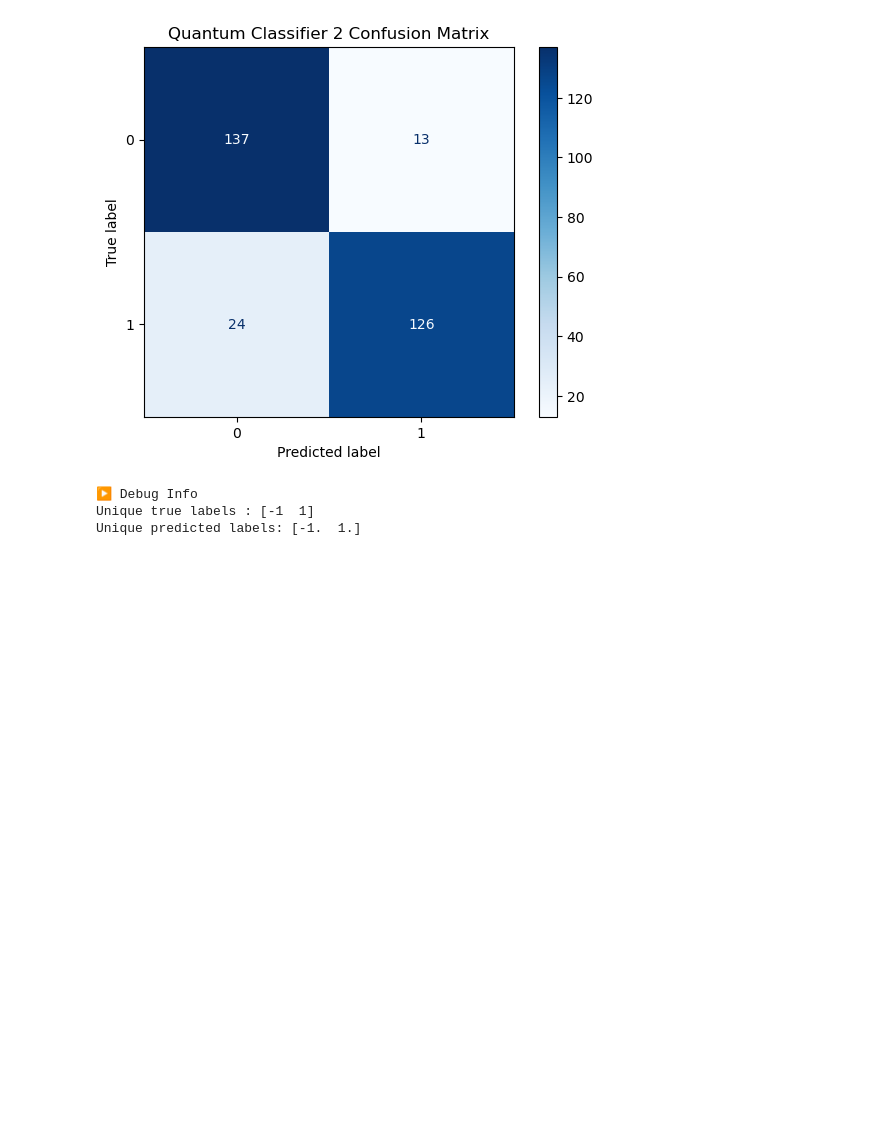
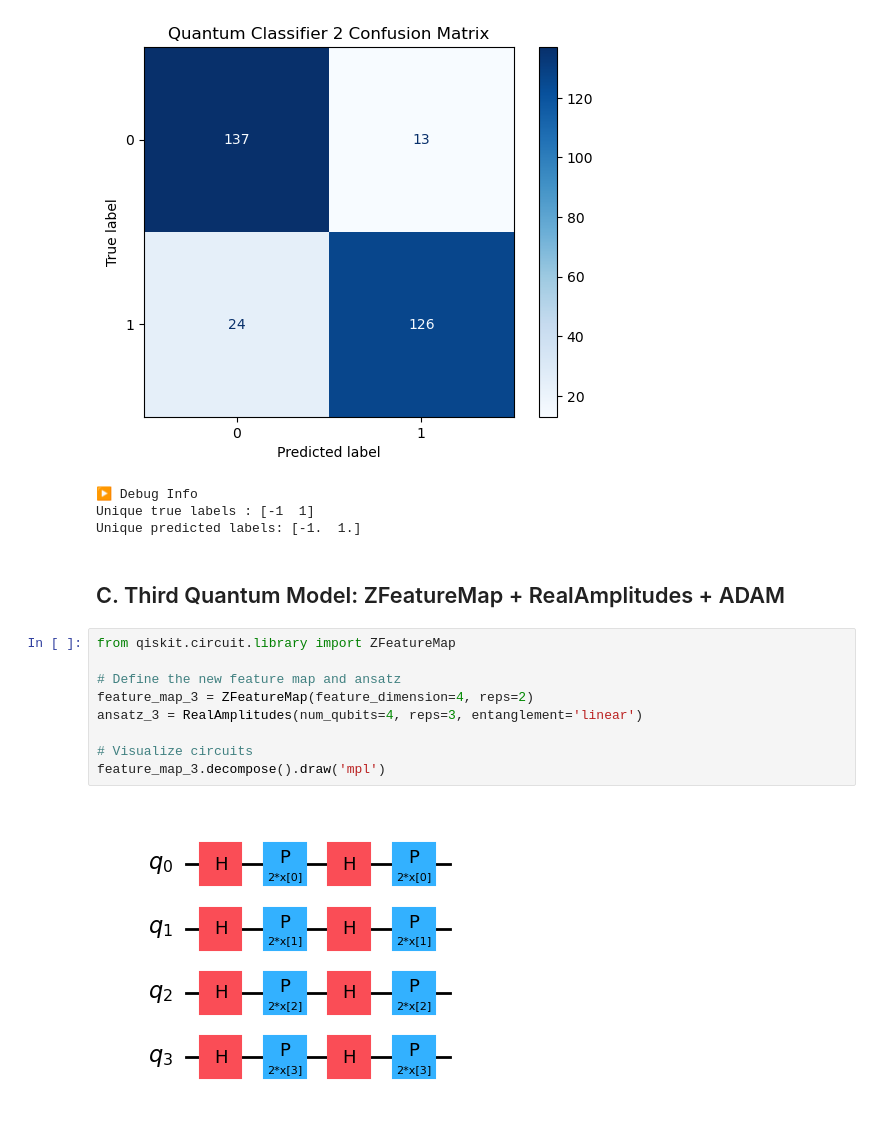
Before and after one commit to kabirarshafidz/SQA-2026-clone, a Jupyter notebook: personal_notebook.ipynb, the cells around one changed output. Drawn from its saved outputs; the diff is of its cells as text; blank space fills up the shorter version.

```diff
--- a/personal_notebook.ipynb
+++ b/personal_notebook.ipynb
@@ -354,3 +353,16 @@ F1 Score : 0.877
 ▶ Debug Info
 Unique true labels : [-1  1]
 Unique predicted labels: [-1.  1.]
+# %% [markdown]
+## C. Third Quantum Model: ZFeatureMap + RealAmplitudes + ADAM
+# %%
+from qiskit.circuit.library import ZFeatureMap
+
+# Define the new feature map and ansatz
+feature_map_3 = ZFeatureMap(feature_dimension=4, reps=2)
+ansatz_3 = RealAmplitudes(num_qubits=4, reps=3, entanglement='linear')
+
+# Visualize circuits
+feature_map_3.decompose().draw('mpl')
+# %% [output]
+[figure, added]
```
Also changed, not shown: parts of 7 cells of this notebook, 1 other file.
